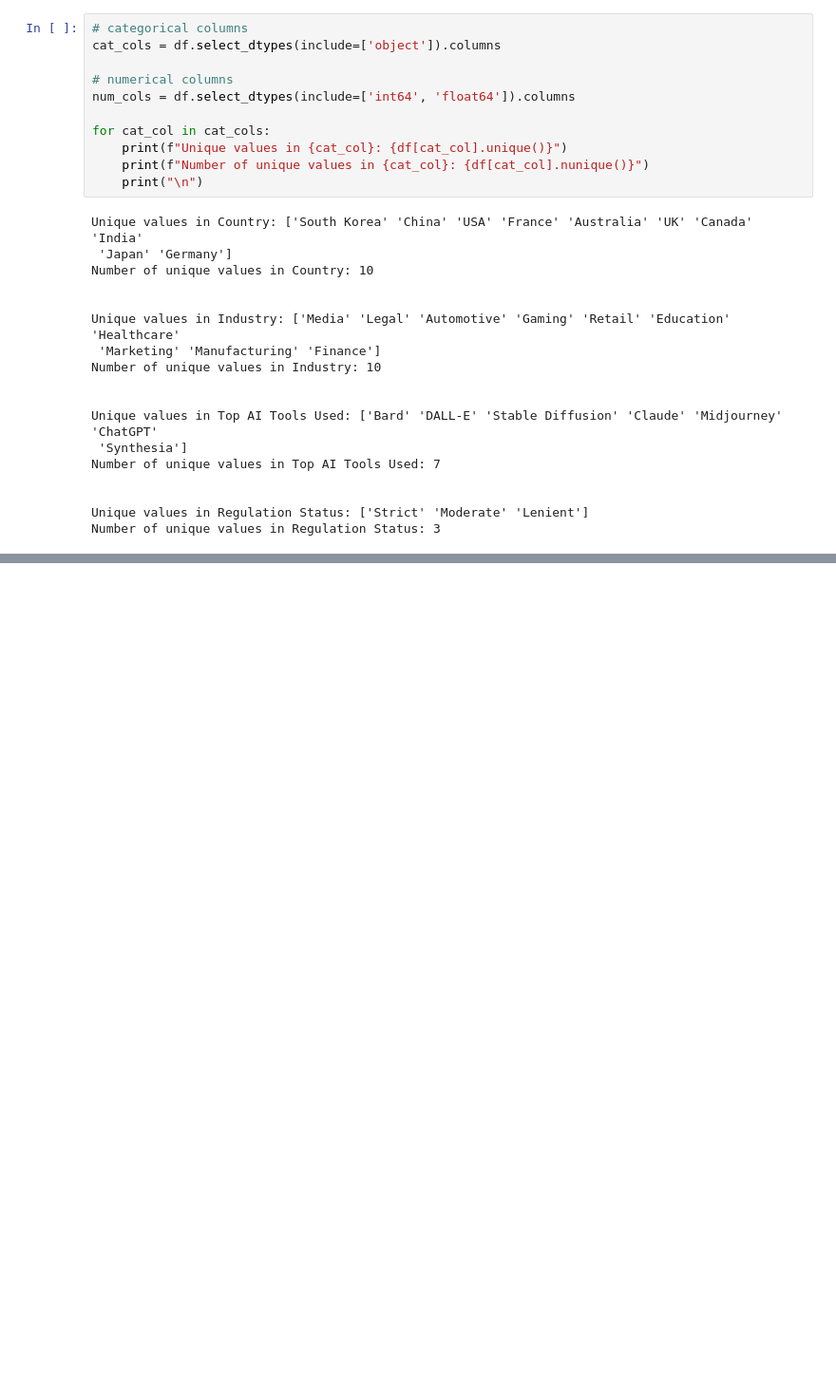
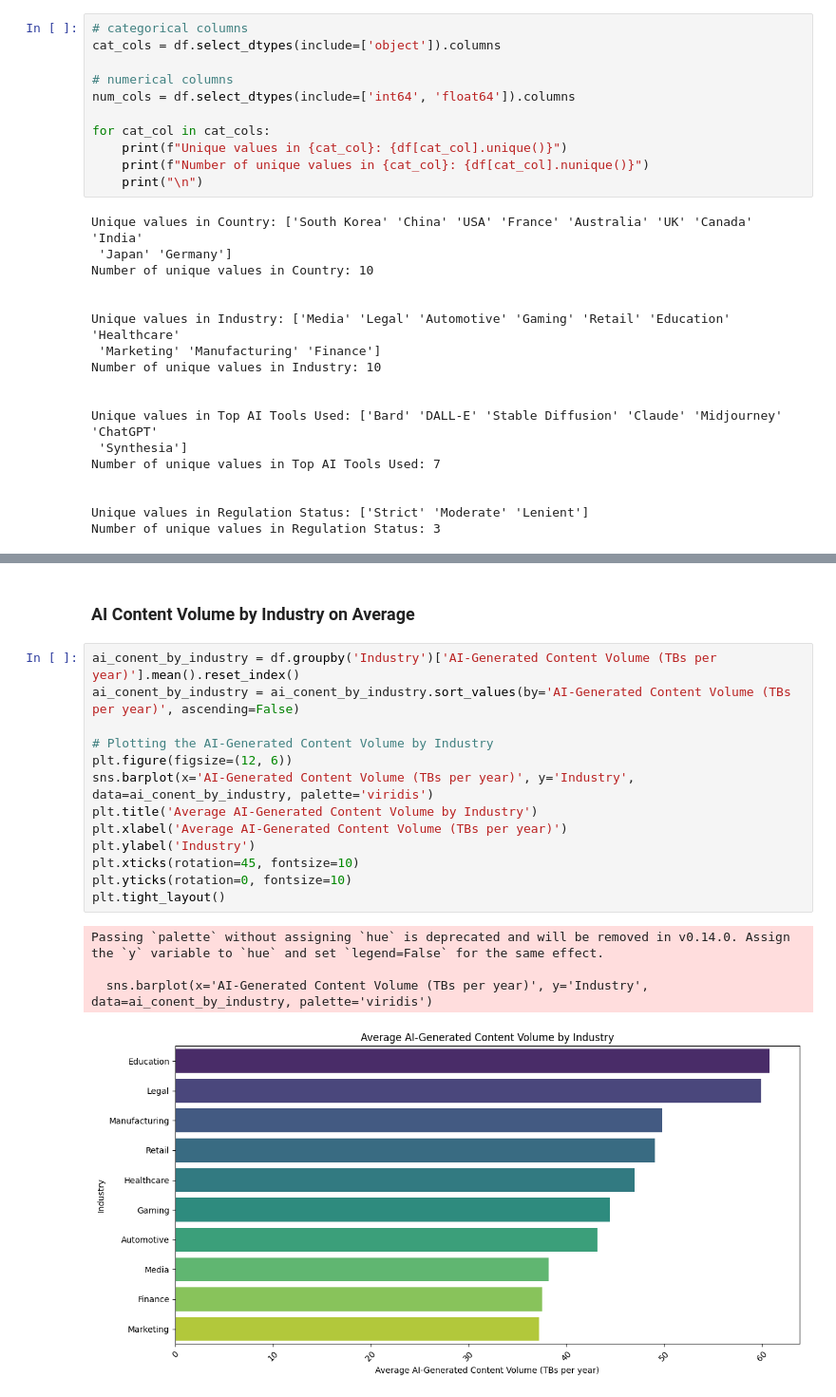
Before and after one commit to cesardushime/AI-Adoption-Job-Displacement-Analysis-2020-2025, a Jupyter notebook: ai_adoption_EDA.ipynb, the cells around one changed output, grey strips where cells are left out. Shown at 95% size. Saved outputs shown, nothing was run; the diff lists cells and outputs as text; blank space fills up the shorter version.

```diff
--- a/ai_adoption_EDA.ipynb
+++ b/ai_adoption_EDA.ipynb
@@ -122,0 +153,20 @@ Passing `palette` without assigning `hue` is deprecated and will be removed in v
+# %% [markdown]
+### AI Content Volume by Industry on Average
+# %%
+ai_conent_by_industry = df.groupby('Industry')['AI-Generated Content Volume (TBs per year)'].mean().reset_index()
+ai_conent_by_industry = ai_conent_by_industry.sort_values(by='AI-Generated Content Volume (TBs per year)', ascending=False)
+
+# Plotting the AI-Generated Content Volume by Industry
+plt.figure(figsize=(12, 6))
+sns.barplot(x='AI-Generated Content Volume (TBs per year)', y='Industry', data=ai_conent_by_industry, palette='viridis')
+plt.title('Average AI-Generated Content Volume by Industry')
+plt.xlabel('Average AI-Generated Content Volume (TBs per year)')
+plt.ylabel('Industry')
+plt.xticks(rotation=45, fontsize=10)
+plt.yticks(rotation=0, fontsize=10)
+plt.tight_layout()
+# %% [output]
+Passing `palette` without assigning `hue` is deprecated and will be removed in v0.14.0. Assign the `y` variable to `hue` and set `legend=False` for the same effect.
+
+  sns.barplot(x='AI-Generated Content Volume (TBs per year)', y='Industry', data=ai_conent_by_industry, palette='viridis')
+[figure, added]
```
Also changed, not shown: parts of 9 cells of this notebook.
